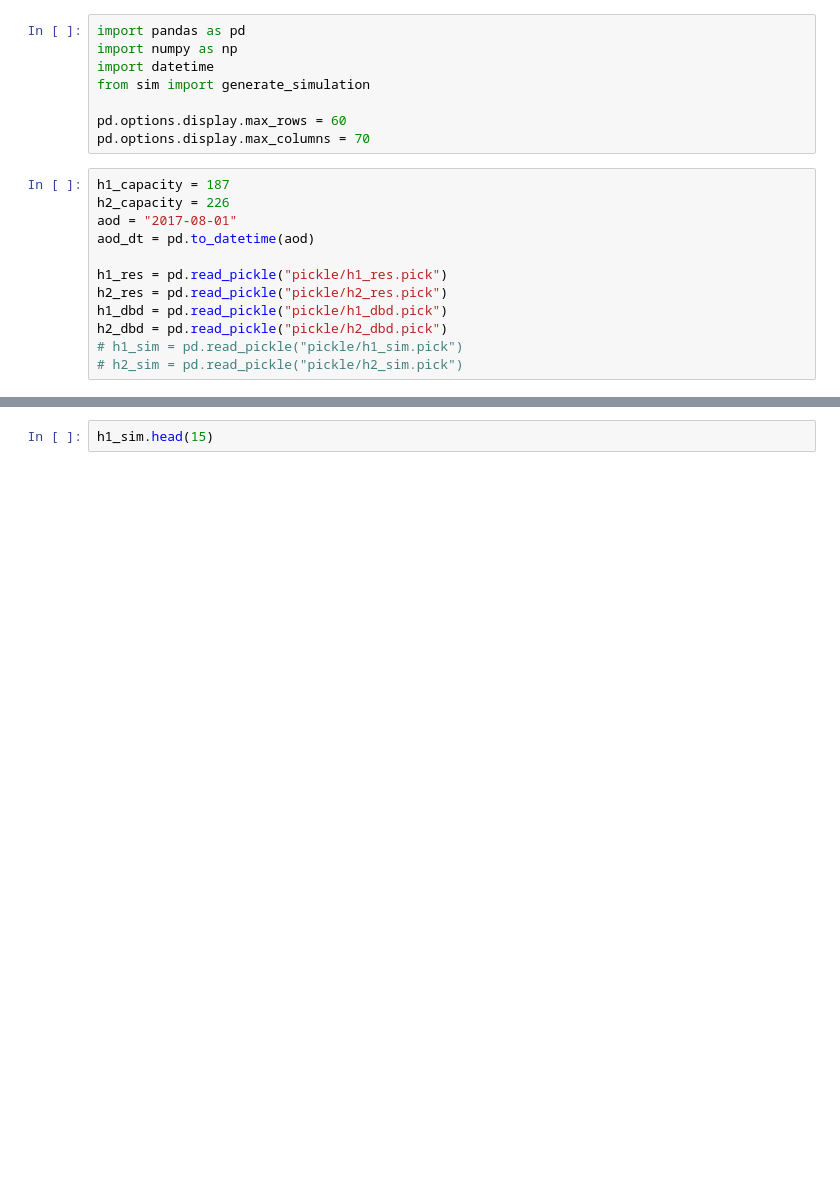
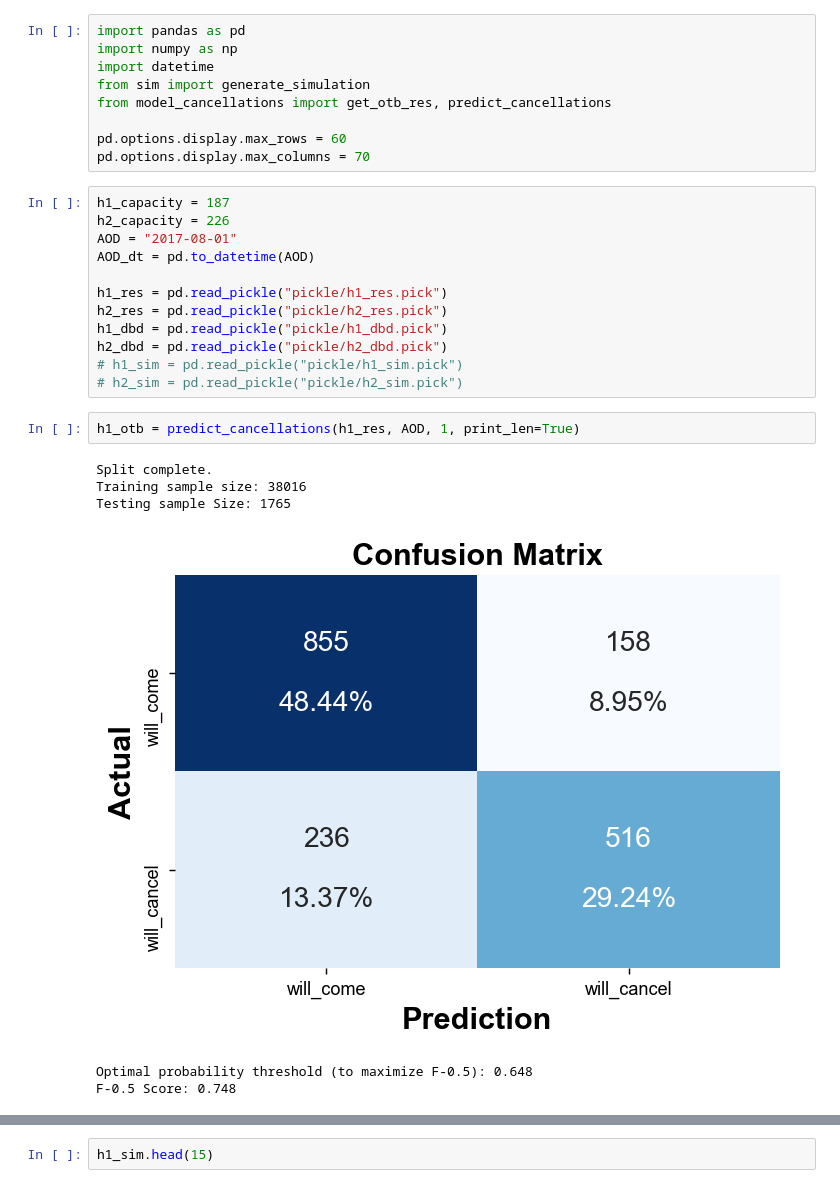
Before and after one commit to edubu2/hotel-revman-system, a Jupyter notebook: code/test_OTB.ipynb, the cells around one changed output, grey strips where cells are left out. Saved outputs shown, nothing was run; the diff lists cells and outputs as text; blank space fills up the shorter version.

```diff
--- a/code/test_OTB.ipynb
+++ b/code/test_OTB.ipynb
@@ -3,14 +3,15 @@ import pandas as pd
 import numpy as np
 import datetime
 from sim import generate_simulation
+from model_cancellations import get_otb_res, predict_cancellations
 
 pd.options.display.max_rows = 60
 pd.options.display.max_columns = 70
 # %%
 h1_capacity = 187
 h2_capacity = 226
-aod = "2017-08-01"
-aod_dt = pd.to_datetime(aod)
+AOD = "2017-08-01"
+AOD_dt = pd.to_datetime(AOD)
 
 h1_res = pd.read_pickle("pickle/h1_res.pick")
 h2_res = pd.read_pickle("pickle/h2_res.pick")
@@ -18,3 +19,12 @@ h1_dbd = pd.read_pickle("pickle/h1_dbd.pick")
 h2_dbd = pd.read_pickle("pickle/h2_dbd.pick")
 # h1_sim = pd.read_pickle("pickle/h1_sim.pick")
 # h2_sim = pd.read_pickle("pickle/h2_sim.pick")
+# %%
+h1_otb = predict_cancellations(h1_res, AOD, 1, print_len=True)
+# %% [output]
+Split complete.
+Training sample size: 38016
+Testing sample Size: 1765
+[figure, added]
+Optimal probability threshold (to maximize F-0.5): 0.648
+F-0.5 Score: 0.748
```
Also changed, not shown: parts of 20 cells of this notebook, 3 other files.
